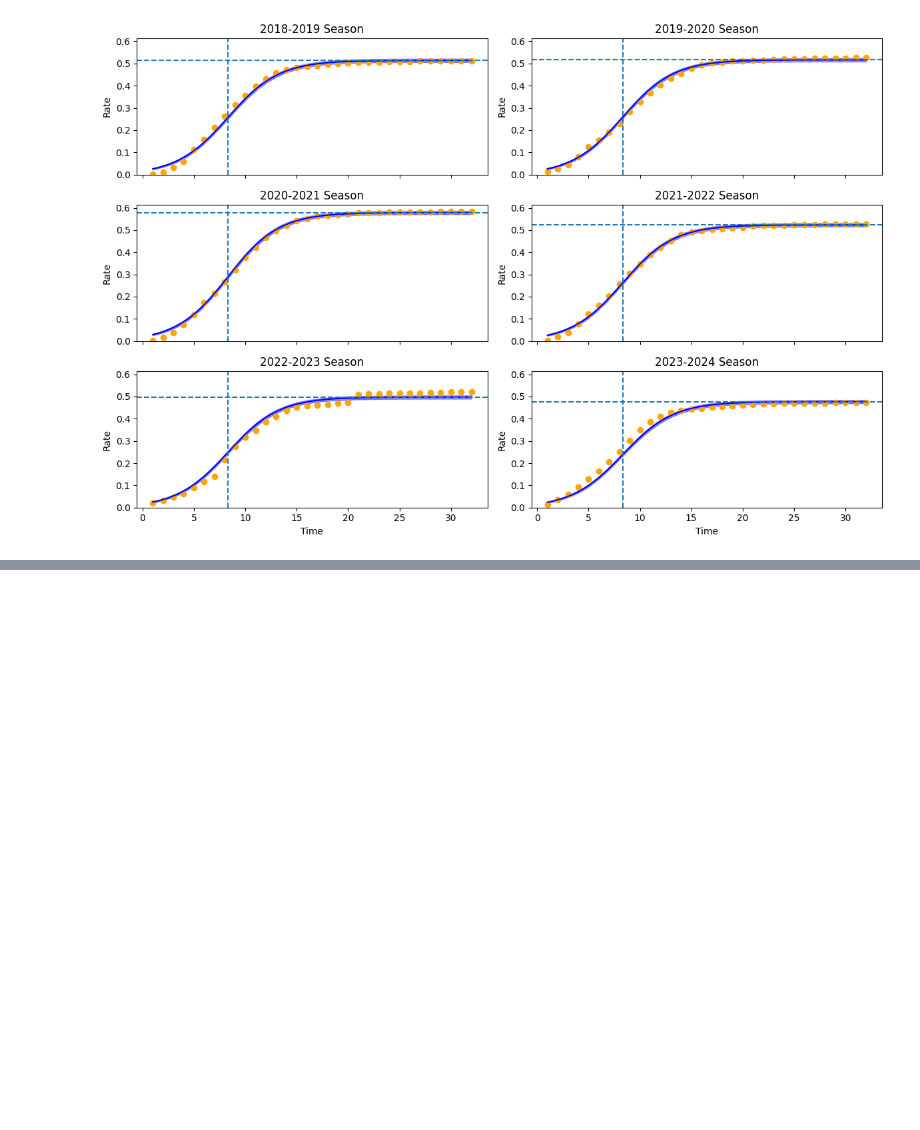
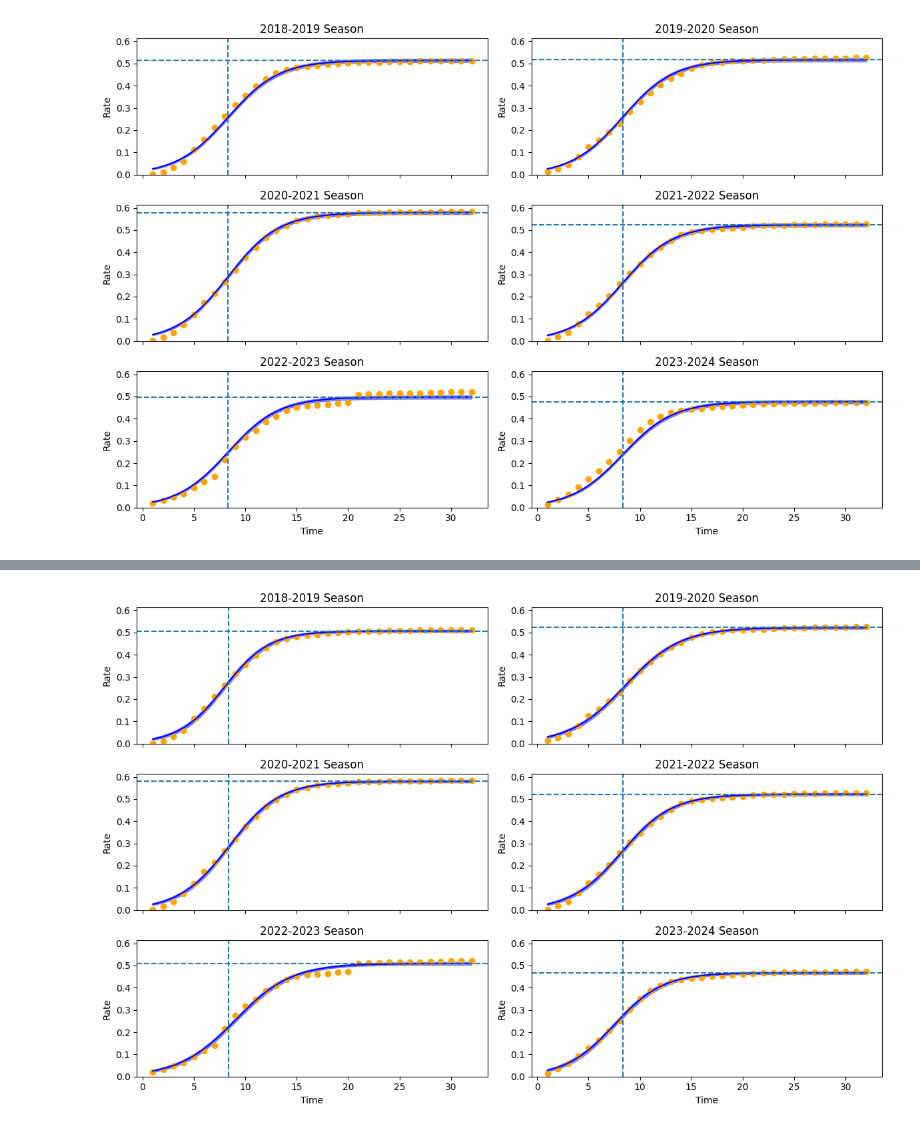
Before and after one commit to ACCIDDA/vaxflux, a Jupyter notebook: notebooks/multiseason_model.ipynb, the cells around one changed output, grey strips where cells are left out. Saved outputs shown, nothing was run; the diff lists cells and outputs as text; code cells hidden in the pictures; blank space fills up the shorter version.

```diff
--- a/notebooks/multiseason_model.ipynb
+++ b/notebooks/multiseason_model.ipynb
@@ -198,0 +282,56 @@ Overall these model fits look good, there are some worthwhile notes though:
+# %%
+stacked = az.extract(trace.posterior)
+seasons = stacked.coords["k_season"].to_numpy().tolist()
+sort_order = np.linspace(vacc_df["time"].min(), vacc_df["time"].max(), 1000)
+
+model_dist = np.zeros((stacked.sizes["sample"], len(sort_order), len(seasons)))
+
+for i in range(stacked.sizes["sample"]):
+    for j in range(len(seasons)):
+        model_dist[i, :, j] = expit(stacked.k.values[j, i]) * expit(
+            stacked.r.values[j, i] * (sort_order - stacked.s.values[j, i])
+        )
+
+model_rate_quantiles = np.quantile(model_dist, [0.005, 0.5, 0.995], axis=0)
+s_median = np.median(stacked.s.values)
+k_median = np.median(expit(stacked.k.values), axis=1)
+# %%
+fig, axes = plt.subplots(nrows=3, ncols=2, sharex=True, figsize=(12, 8))
+axes = axes.flatten()
+
+ylim = (0, 1.05 * vacc_df["rate"].max().tolist())
+
+for i, season in enumerate(seasons):
+    # Plot the data
+    idx = vacc_df["season"] == season.encode()
+    axes[i].plot(
+        vacc_df[idx]["time"],
+        vacc_df[idx]["rate"],
+        color="orange",
+        marker="o",
+        linestyle="",
+    )
+
+    # Plot the model
+    axes[i].plot(sort_order, model_rate_quantiles[1, :, i], color="blue", linestyle="-")
+    axes[i].fill_between(
+        sort_order,
+        model_rate_quantiles[0, :, i],
+        model_rate_quantiles[2, :, i],
+        color="blue",
+        alpha=0.4,
+    )
+    axes[i].axvline(s_median, linestyle="--")
+    axes[i].axhline(k_median[i], linestyle="--")
+
+    # Plot formatting
+    axes[i].set_ylabel("Rate")
+    if i in [4, 5]:
+        axes[i].set_xlabel("Time")
+    axes[i].set_ylim(*ylim)
+    axes[i].set_title(f"{season} Season")
+
+fig.subplots_adjust(hspace=0)
+fig.tight_layout()
+# %% [output]
+[figure, added]
```
Also changed, not shown: parts of 8 cells of this notebook, 1 other file.
